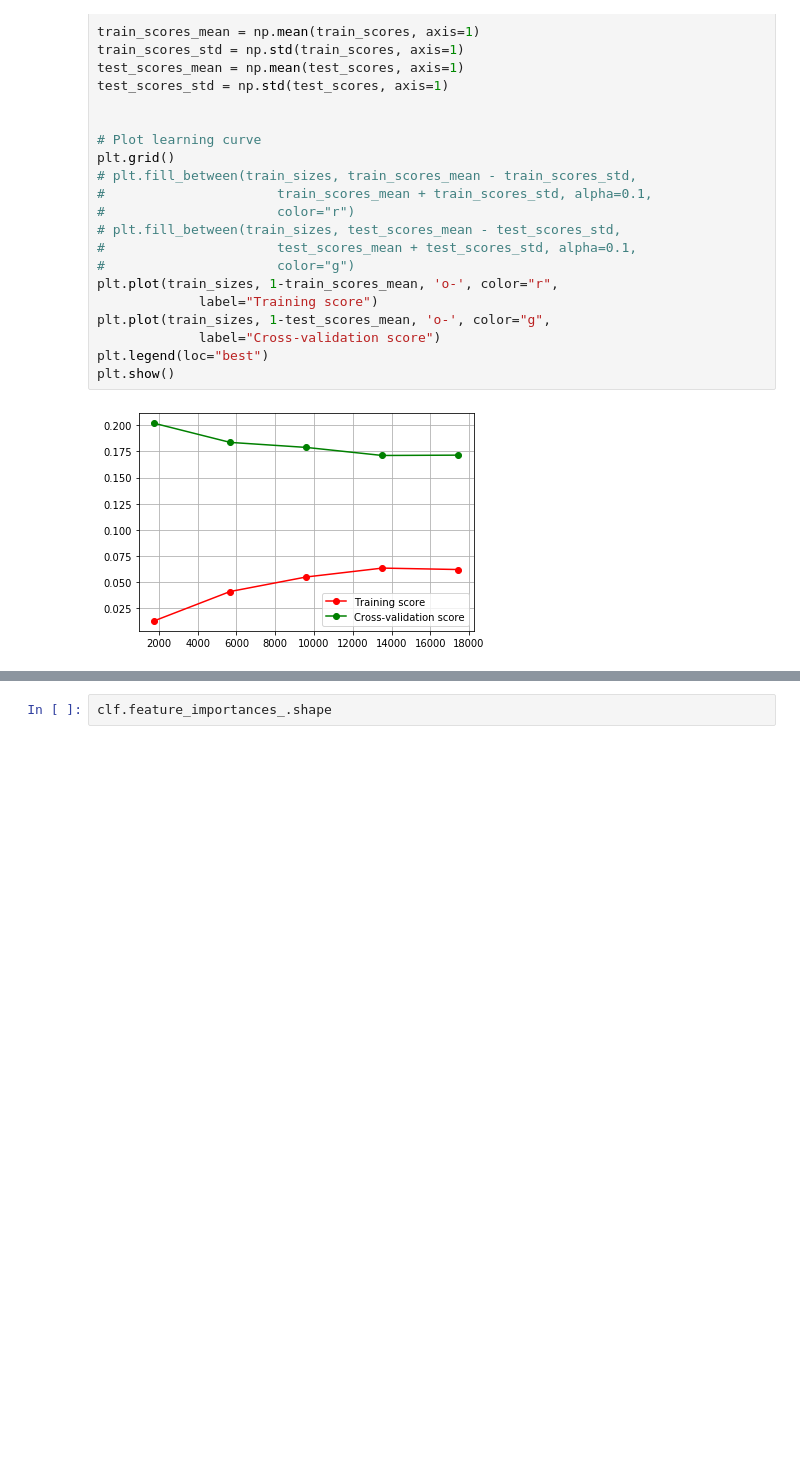
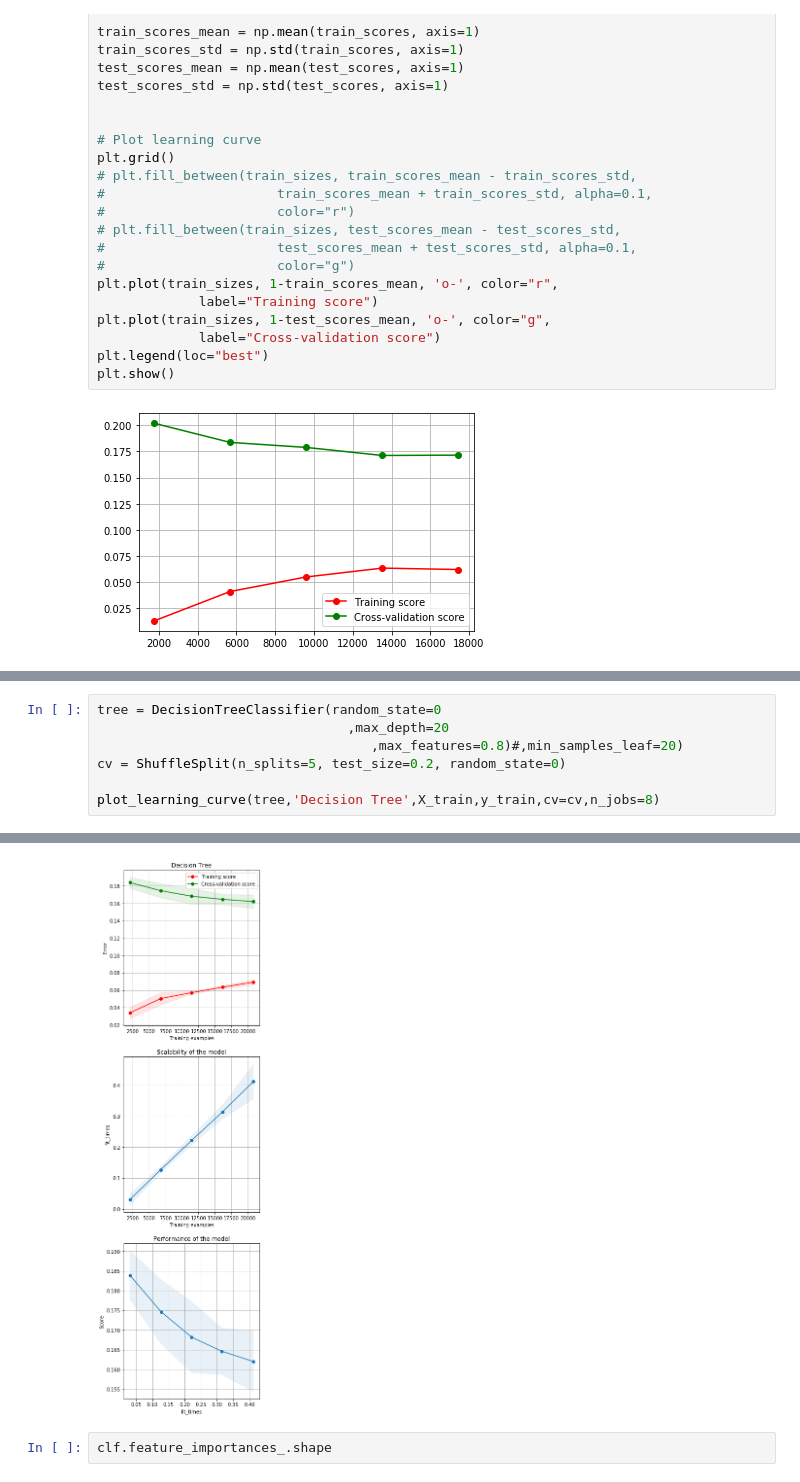
Before and after one commit to neojohny/ml_7641, a Jupyter notebook: homework1/homework1.ipynb, the cells around one changed output, grey strips where cells are left out. Drawn from its saved outputs; the diff is of its cells as text; blank space fills up the shorter version.

```diff
--- a/homework1/homework1.ipynb
+++ b/homework1/homework1.ipynb
@@ -730,0 +864,8 @@ plt.show()
+# %%
+tree = DecisionTreeClassifier(random_state=0
+                                ,max_depth=20
+                                   ,max_features=0.8)#,min_samples_leaf=20)
+cv = ShuffleSplit(n_splits=5, test_size=0.2, random_state=0)
+
+plot_learning_curve(tree,'Decision Tree',X_train,y_train,cv=cv,n_jobs=8)
+# %% [output]
@@ -731,3 +873,4 @@ plt.show()
+[figure, added]
 # %%
 clf.feature_importances_.shape
 # %% [output]
```
Also changed, not shown: parts of 65 cells of this notebook.
